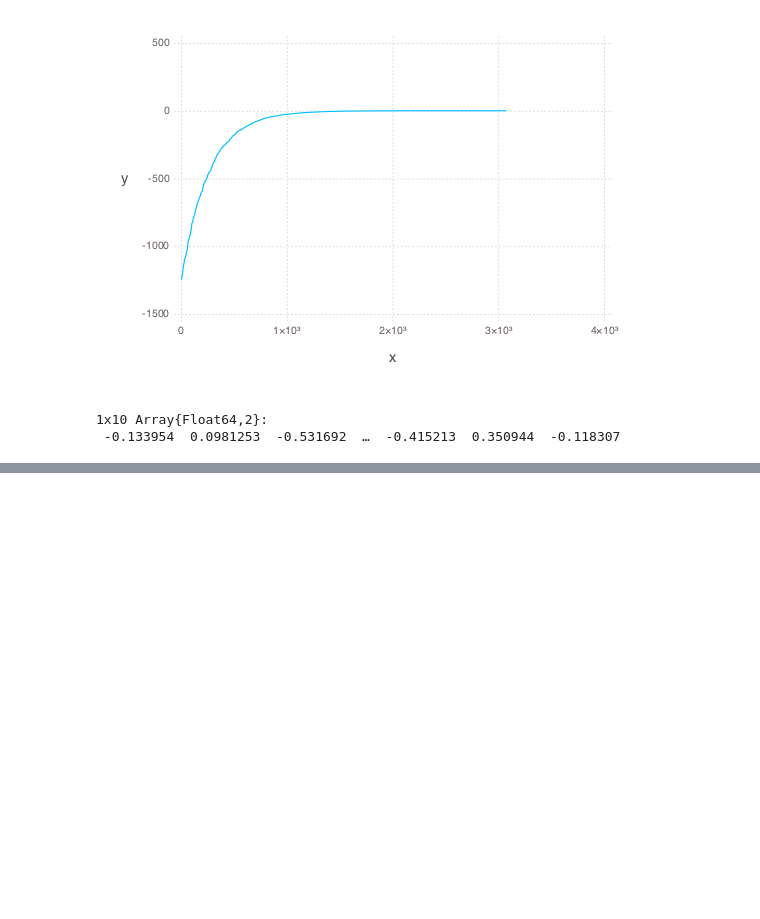
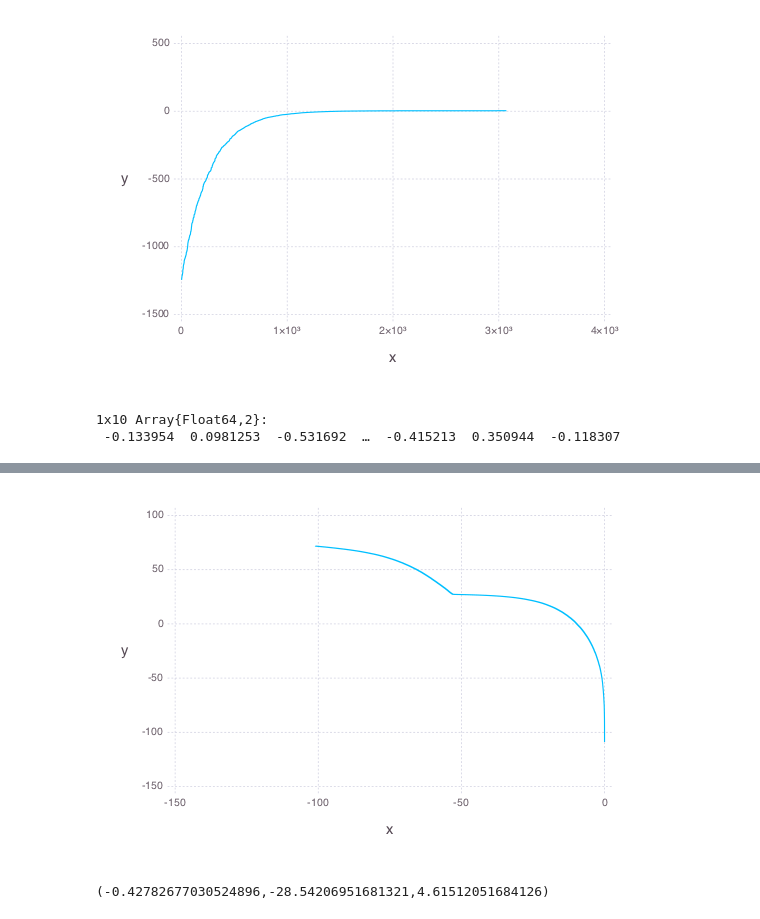
Before and after one commit to farr/Ensemble.jl, a Jupyter notebook: notebooks/EnsembleNestTest.ipynb, the cells around one changed output, grey strips where cells are left out. Cells and saved outputs as stored; diff of their text form; code cells hidden in the pictures; blank space fills up the shorter version.

```diff
--- a/notebooks/EnsembleNestTest.ipynb
+++ b/notebooks/EnsembleNestTest.ipynb
@@ -109,0 +113,26 @@ mean(randn((10,10)), (1,))
+# %%
+function make_logpl()
+    ndim = 20
+    v = 0.1
+    u = 0.01
+    x0 = 0.031
+    pwidth = 1
+
+    function logp_brewer(x)
+        if any(x .< -pwidth/2.0) || any(x .> pwidth/2.0)
+            -Inf
+        else
+            0.0
+        end
+    end
+
+    function logl_brewer(x)
+        g1 = -0.5*ndim*log(2.0*pi) - ndim*log(v) - 0.5*sum(x.*x)/(v*v)
+        g2 = -0.5*ndim*log(2.0*pi) - ndim*log(u) - 0.5*sum((x - x0).*(x - x0))/(u*u)
+
+        logsumexp(g1, log(100.0)+g2)
+    end
+
+    logl_brewer, logp_brewer
+end
+logl_brewer, logp_brewer = make_logpl()
@@ -109,0 +141,2 @@ mean(randn((10,10)), (1,))
+# %%
+ns = NestState(logl_brewer, logp_brewer, -0.5+rand((20, 1000)), 100)
@@ -109,0 +163,8 @@ mean(randn((10,10)), (1,))
+# %%
+plot(x=-collect(1:size(ns.deadlogls, 1))/float(size(ns.livepts, 2)), y=ns.deadlogls, Geom.line)
+# %% [output]
+[figure, added]
+# %%
+logZ(ns), logdZ(ns), log(101)
+# %% [output]
+(-0.42782677030524896,-28.54206951681321,4.61512051684126)
```
Also changed, not shown: parts of 9 cells of this notebook, 1 other file.
